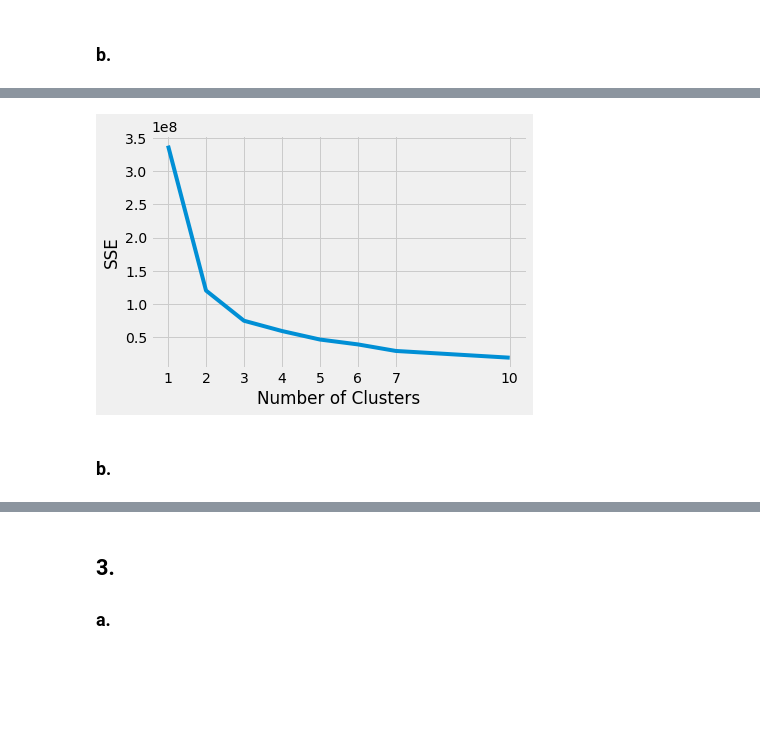
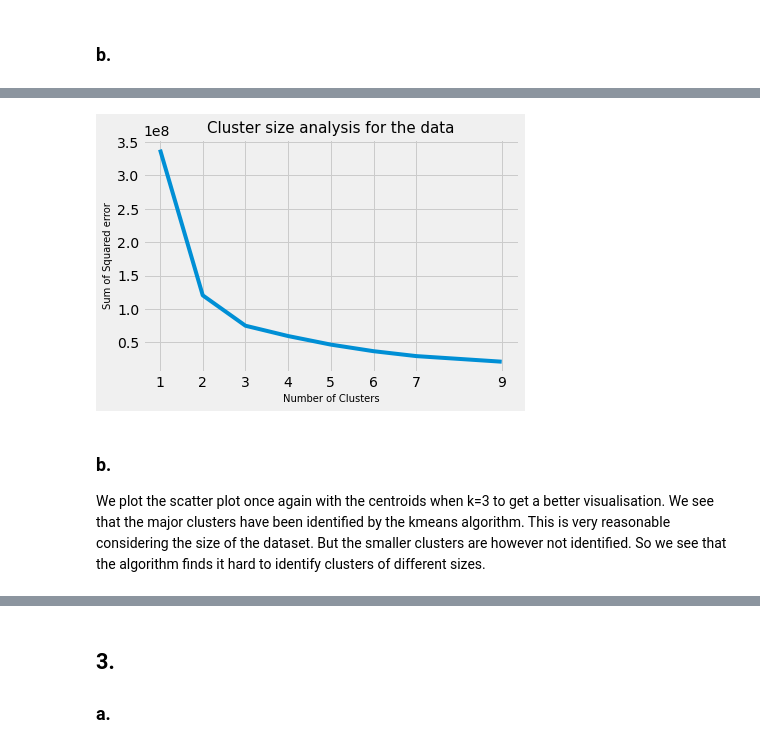
Before and after one commit to Peptski/Data-Science-and-AI, a Jupyter notebook: Assignment3/notebook/Assignment3.ipynb, the cells around one changed output, grey strips where cells are left out. Cells and saved outputs as stored; diff of their text form; code cells hidden in the pictures; blank space fills up the shorter version.

```diff
--- a/Assignment3/notebook/Assignment3.ipynb
+++ b/Assignment3/notebook/Assignment3.ipynb
@@ -27,14 +27,13 @@ df = pd.read_csv('../data/data_all.csv')
 for index, row in df.iterrows():
     x.append(row['phi'])
     y.append(row['psi'])
-
-plt.plot(x, y, 'o')
-
-model = np.polyfit(x, y, 1)
-predict = np.poly1d(model)
-
-x_lin_reg = np.linspace(60.0, 200.0, num=49)
-y_lin_reg = predict(x_lin_reg)
-
+dataFrame = pd.DataFrame({
+    'phi' : x,
+    'psi' : y
+});
+plt.plot(dataFrame['phi'], dataFrame['psi'], 'o')
+plt.title(label='Scatter plot for datapoints', fontsize=17)
+plt.xlabel(xlabel='phi',fontsize=15)
+plt.ylabel(ylabel='psi',fontsize=15)
 plt.scatter(x, y);
 # %% [output]
@@ -65,22 +61,24 @@ Below we see that the elbow point is 3, which is the appropriate value for k.
 # %%
-k = [1,2,3,4,5,6,7,10]
+k = [1,2,3,4,5,6,7,9]
 
 sse = []
 for i in k :
     kmeans=KMeans(n_clusters=i, random_state=0)
-    kmeans.fit(heat_map_data)
+    kmeans.fit(dataFrame)
     sse.append(kmeans.inertia_)
 
 
 plt.style.use("fivethirtyeight")
 plt.plot(k, sse)
 plt.xticks(k)
-plt.xlabel("Number of Clusters")
-plt.ylabel("SSE")
+plt.xlabel(xlabel="Number of Clusters",fontsize=10)
+plt.ylabel(ylabel="Sum of Squared error", fontsize=10)
+plt.title(label="Cluster size analysis for the data", fontsize=15)
 plt.show()
 # %% [output]
-[figure, old version]
+[figure, new version]
-# %% [markdown]
-### b.
+# %% [markdown]
+### b.
+We plot the scatter plot once again with the centroids when k=3 to get a better visualisation. We see that the major clusters have been identified by the kmeans algorithm. This is very reasonable considering the size of the dataset. But the smaller clusters are however not identified. So we see that the algorithm finds it hard to identify clusters of different sizes.
 # %%
 plt.scatter(x, y);
```
Also changed, not shown: parts of 10 cells of this notebook.
